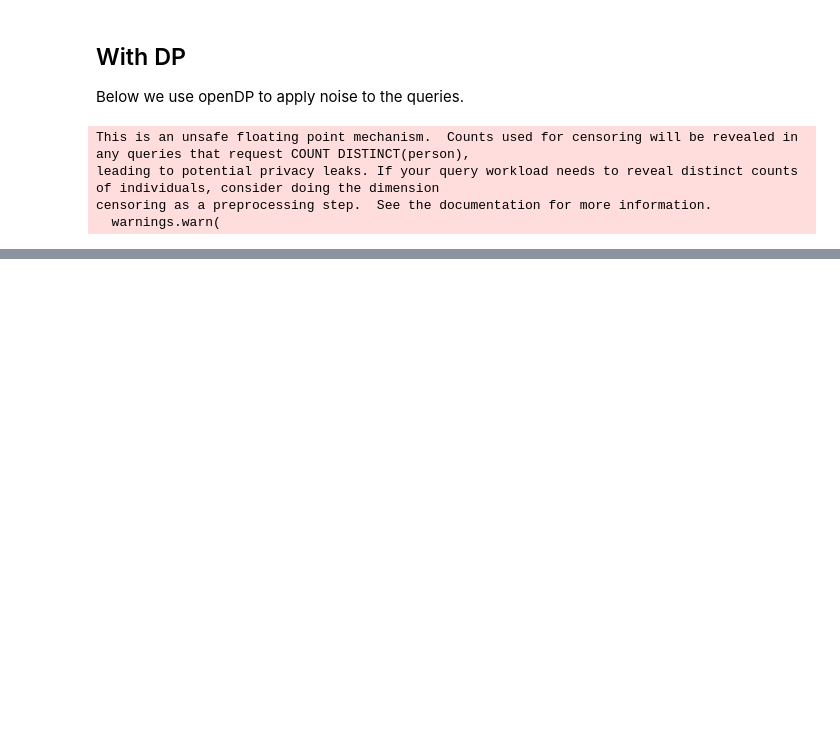
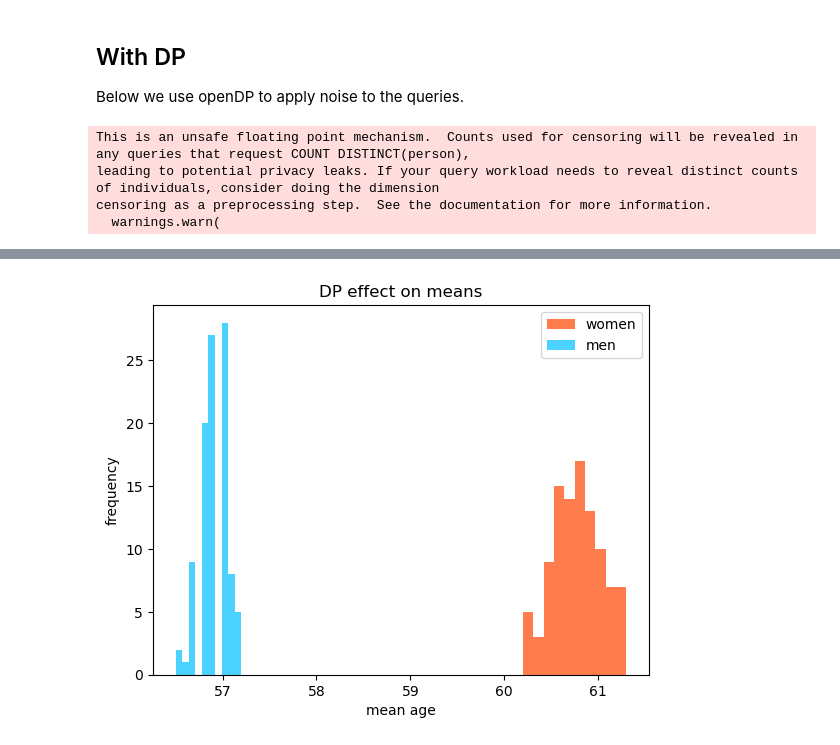
Before and after one commit to EatOreo/DifferentialPrivacyBiasExperiments, a Jupyter notebook: Main.ipynb, the cells around one changed output, grey strips where cells are left out. Saved outputs shown, nothing was run; the diff lists cells and outputs as text; code cells hidden in the pictures; blank space fills up the shorter version.

```diff
--- a/Main.ipynb
+++ b/Main.ipynb
@@ -134,0 +133,11 @@ plt.show()
+# %%
+plt.cla()
+plt.hist(wMeans, color='orangered', label='women', alpha=0.7)
+plt.hist(mMeans, color='deepskyblue', label='men', alpha=0.7)
+plt.xlabel('mean age')
+plt.ylabel('frequency')
+plt.title('DP effect on means')
+plt.legend()
+plt.show()
+# %% [output]
+[figure, added]
```
Also changed, not shown: parts of 9 cells of this notebook.
